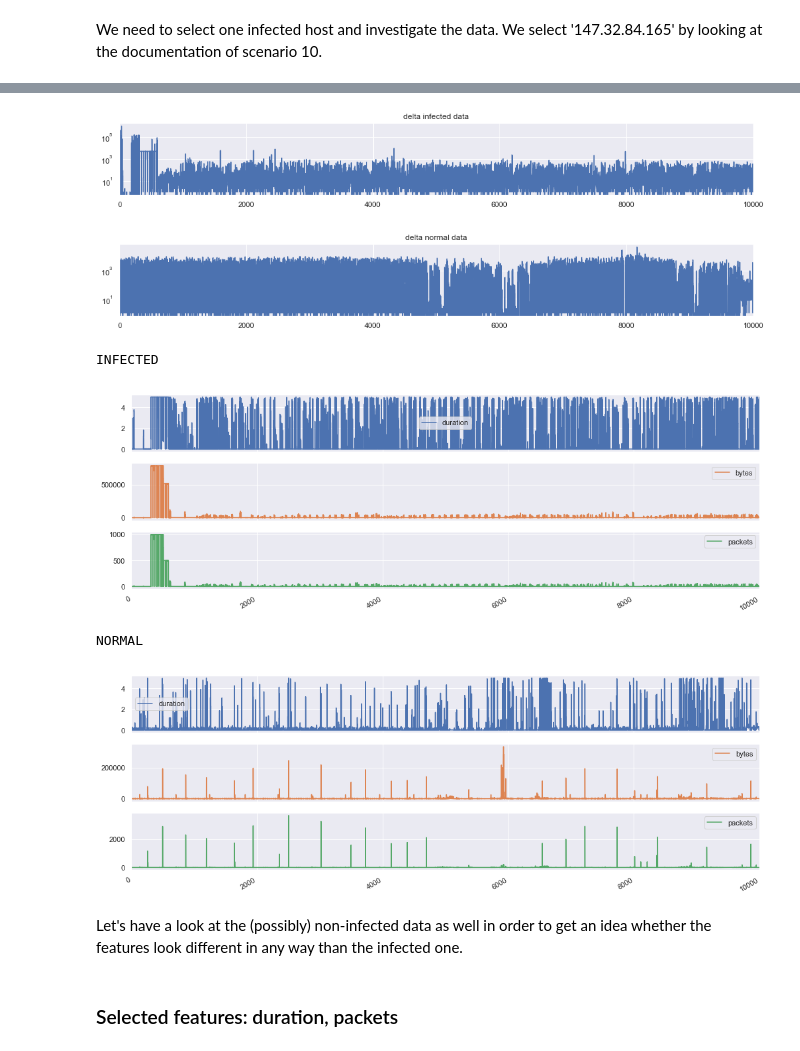
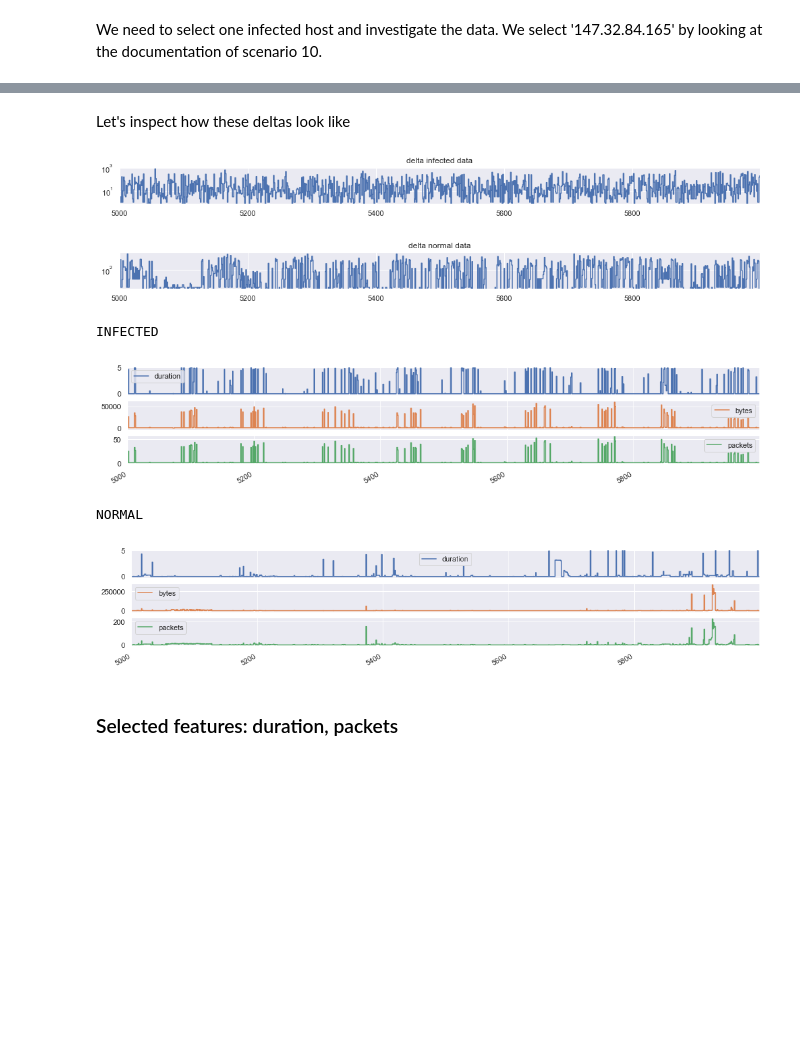
Before and after one commit to benhe119/Cyber-data-analytics_TUDelft, a Jupyter notebook: lab3/notebooks/Flow_data_discretization_task.ipynb, the cells around one changed output, grey strips where cells are left out. Drawn from its saved outputs; the diff is of its cells as text; code cells hidden in the pictures; blank space fills up the shorter version.

```diff
--- a/lab3/notebooks/Flow_data_discretization_task.ipynb
+++ b/lab3/notebooks/Flow_data_discretization_task.ipynb
@@ -63,25 +90,17 @@ data_df.describe()
 # %% [markdown]
 We need to select one infected host and investigate the data. We select '147.32.84.165' by looking at the documentation of scenario 10.
 # %%
-infected_host_ip = '147.32.84.165'
-not_infected_host_ip = '147.32.84.170'
+infected_host_ip = '147.32.84.165' # taken from website
+not_infected_host_ip = '147.32.84.170' # taken from website
 
-inf_data = data_df[
-    (data_df['src_addr'] == infected_host_ip)
-    |
-    (data_df['dst_addr'] == infected_host_ip)
-]
-inf_data.reset_index(drop=True, inplace=True)
-
-non_inf_data = data_df[
-    (data_df['src_addr'] == not_infected_host_ip)
-    |
-    (data_df['dst_addr'] == not_infected_host_ip)
-]
-non_inf_data.reset_index(drop=True, inplace=True)
+inf_data = subset_data_by_host(data_df, infected_host_ip)
+non_inf_data = subset_data_by_host(data_df, not_infected_host_ip)
 
 print(f"Infected Data: {inf_data.shape[0]} connections with infected host '{infected_host_ip}' found.")
 print(f"Infected Data: {non_inf_data.shape[0]} connections with normal host '{not_infected_host_ip}' found.")
+
+print(inf_data.label.unique())
+print(non_inf_data.label.unique())
 # %% [output]
 Infected Data: 29526 connections with infected host '147.32.84.165' found.
 Infected Data: 20980 connections with normal host '147.32.84.170' found.
@@ -103,3 +111,3 @@ inf_data.head()
 # %%
-inf_data['delta'] = (inf_data['start_date']-inf_data['start_date'].shift()).fillna(0).values.astype(np.int64) // 10 ** 6
-non_inf_data['delta'] = (non_inf_data['start_date']-non_inf_data['start_date'].shift()).fillna(0).values.astype(np.int64) // 10 ** 6
+def compute_deltas(data):
+    return (data['start_date']-data['start_date'].shift()).fillna(0).values.astype(np.int64) // 10 ** 6
@@ -117,35 +114,38 @@ See the caveats in the documentation: http://pandas.pydata.org/pandas-docs/stabl
+# %%
+inf_data['delta'] = compute_deltas(inf_data)
+non_inf_data['delta'] = compute_deltas(non_inf_data)
+# %% [markdown]
+Let's inspect how these deltas look like
 # %%
-start = 0
-stop = 10000
+start = 5000
+stop = 6000
 
-inf_data['delta'].iloc[start:stop].plot(figsize=(17,2), drawstyle='steps-post')
+inf_data['delta'].iloc[start:stop].plot(figsize=(17,1), drawstyle='steps-post')
 plt.yscale("log")
 plt.title("delta infected data")
 plt.show()
 
-non_inf_data['delta'].iloc[start:stop].plot(figsize=(17,2), drawstyle='steps-post')
+non_inf_data['delta'].iloc[start:stop].plot(figsize=(17,1), drawstyle='steps-post')
 plt.yscale("log")
 plt.title("delta normal data")
 plt.show()
 # %% [output]
-[figure, old version]
+[figure, new version]
-[figure, old version]
+[figure, new version]
 # %%
 print("INFECTED")
-inf_data[['duration', 'bytes', 'packets']].iloc[start:stop].plot(figsize=(17,3*2), subplots=True, drawstyle='steps-post')
+inf_data[['duration', 'bytes', 'packets']].iloc[start:stop].plot(figsize=(17,3*1), subplots=True, drawstyle='steps-post')
 plt.show()
 # %% [output]
 INFECTED
-[figure, old version]
+[figure, new version]
 # %%
 print("NORMAL")
-non_inf_data[['duration', 'bytes', 'packets']].iloc[start:stop].plot(figsize=(17,3*2), subplots=True, drawstyle='steps-post')
+non_inf_data[['duration', 'bytes', 'packets']].iloc[start:stop].plot(figsize=(17,3*1), subplots=True, drawstyle='steps-post')
 plt.show()
 # %% [output]
 NORMAL
-[figure, old version]
+[figure, new version]
-# %% [markdown]
-Let's have a look at the (possibly) non-infected data as well in order to get an idea whether the features look different in any way than the infected one.
 # %% [markdown]
 ### Selected features: duration, packets
 # %% [markdown]
```
Also changed, not shown: parts of 19 cells of this notebook, 1 other file.
